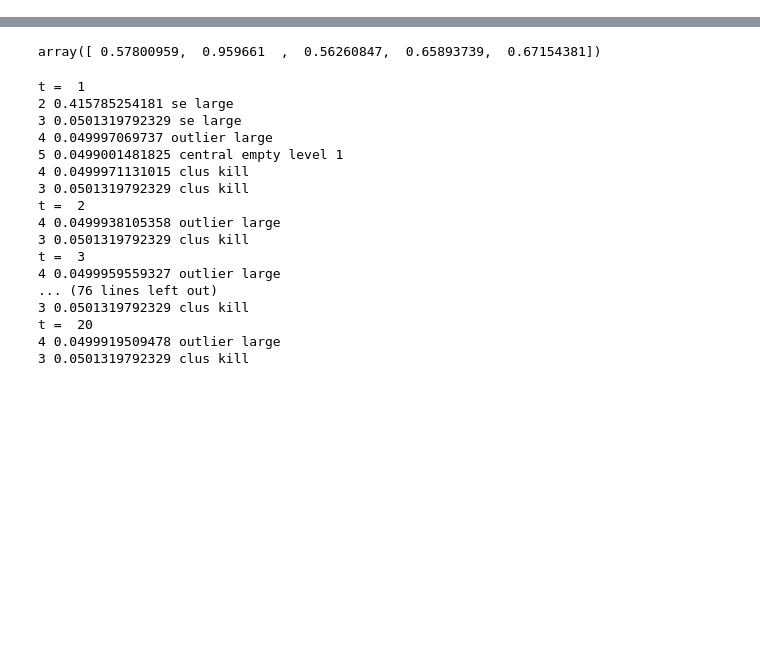
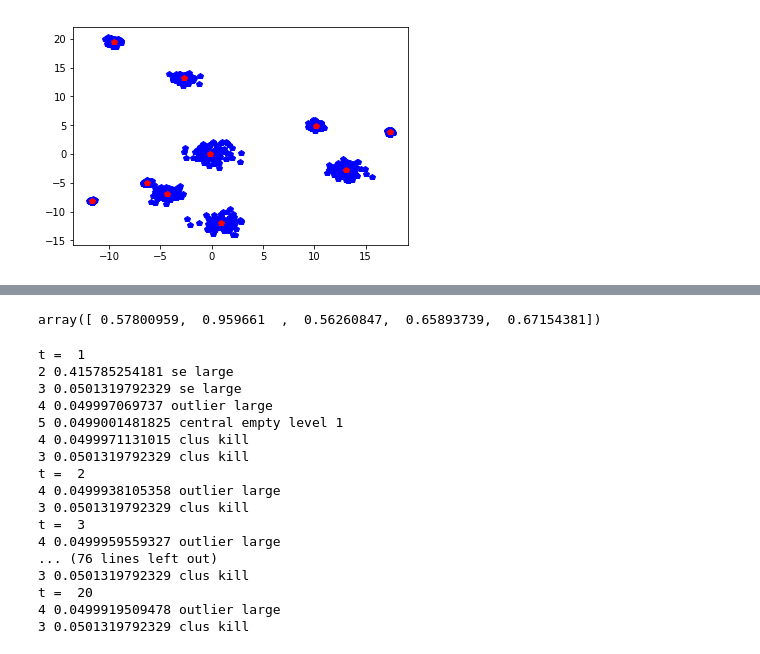
Before and after one commit to Dogiko/KMeans-Clustering, a Jupyter notebook: main.ipynb, the cells around one changed output, grey strips where cells are left out. Saved outputs shown, nothing was run; the diff lists cells and outputs as text; code cells hidden in the pictures; blank space fills up the shorter version.

```diff
--- a/main.ipynb
+++ b/main.ipynb
@@ -265,0 +309,16 @@ k_mean.fit()
+# %%
+for t in range(10):
+    temp_c = np.array(k_mean.clusters)
+    temp_s = k_mean.silhouette() +()
+    k_mean.add_cluster(MCMC_times=10, MCMC_power=2)
+    k_mean.fit()
+    k_mean.add_cluster(MCMC_times=10, MCMC_power=2)
+    k_mean.fit()
+    if k_mean.silhouette()[0] < temp_s[0]:
+        k_mean.clusters = np.array(temp_c)
+        k_mean.assign()
+
+plt.plot(foo.T[0], foo.T[1], "bp", k_mean.clusters.T[0], k_mean.clusters.T[1], "rp")
+plt.show()
+# %% [output]
+[figure, added]
```
Also changed, not shown: parts of 12 cells of this notebook.
